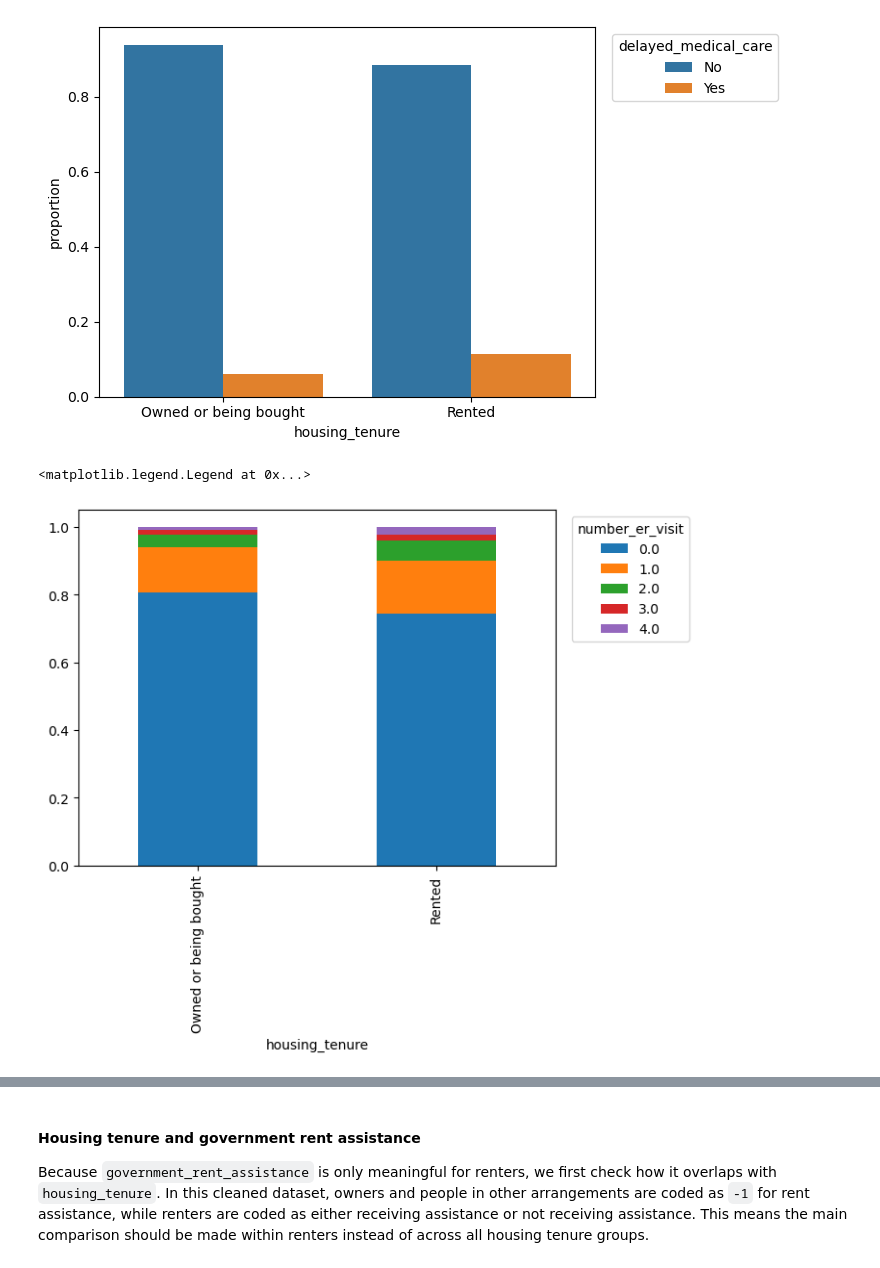
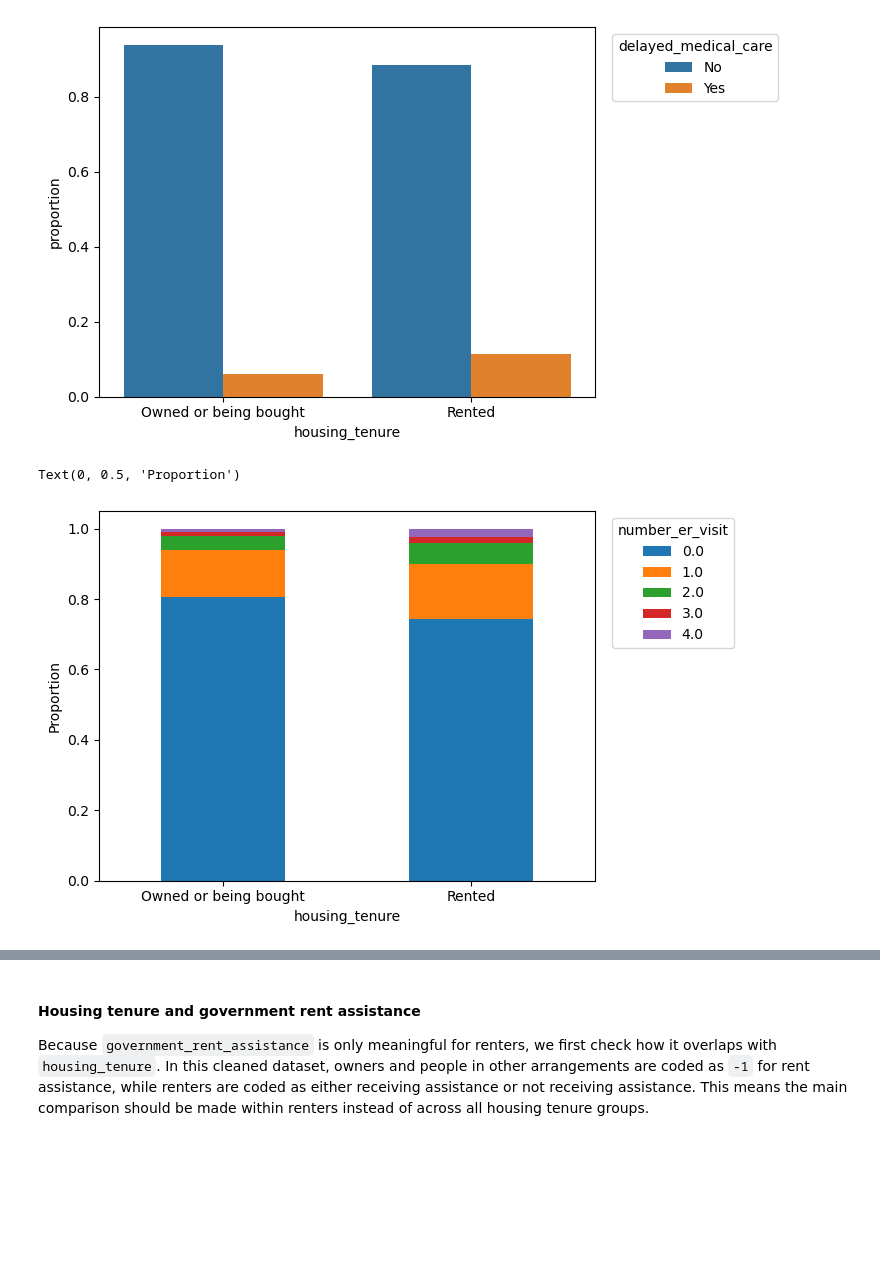
Before and after one commit to COGS108/Group-SP26-079, a Jupyter notebook: 02-EDACheckpoint.ipynb, the cells around one changed output, grey strips where cells are left out. Drawn from its saved outputs; the diff is of its cells as text; code cells hidden in the pictures; blank space fills up the shorter version.

```diff
--- a/02-EDACheckpoint.ipynb
+++ b/02-EDACheckpoint.ipynb
@@ -292,21 +338,23 @@ tenure_delayed_plot.legend(
 # %%
 tenure_er_stacked = pd.crosstab(
     data_drop_other['housing_tenure'],
     data_drop_other['any_er_visit'],
     normalize='index'
 )
 
 ax=tenure_er_stacked.plot(
     kind='bar',
     stacked=True
 )
 ax.legend(
     title='number_er_visit',
     bbox_to_anchor=(1.02, 1)
 )
+ax.tick_params(axis='x', labelrotation=0)
+ax.set_ylabel('Proportion')
 # %% [output]
-<matplotlib.legend.Legend at 0x...>
+Text(0, 0.5, 'Proportion')
-[figure, old version]
+[figure, new version]
 # %%
 tenure_gap_stacked = pd.crosstab(
     data_drop_other['housing_tenure'],
```
Also changed, not shown: parts of 17 cells of this notebook.
